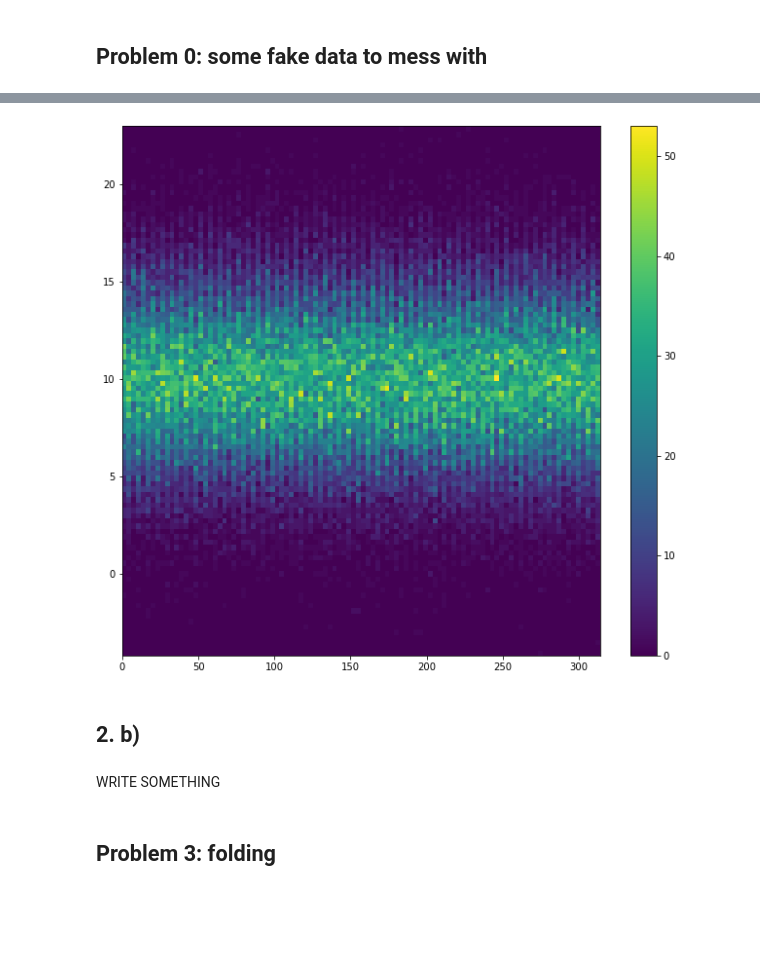
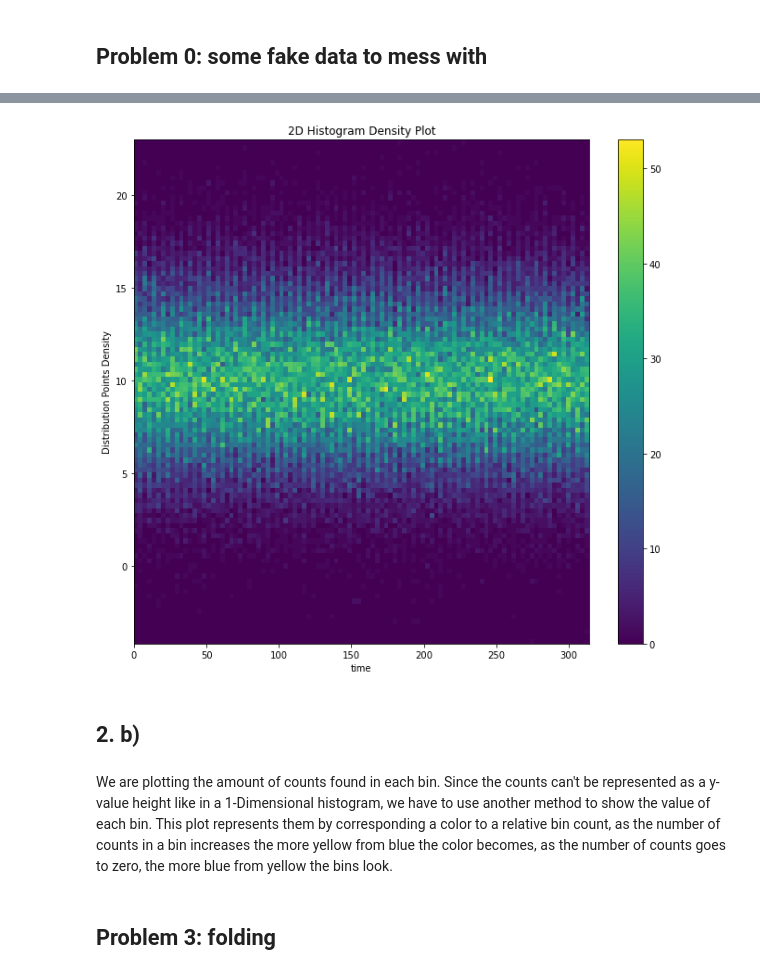
Before and after one commit to maria8ch/Phys434_BigData, a Jupyter notebook: Berres_HW4.ipynb, the cells around one changed output, grey strips where cells are left out. Drawn from its saved outputs; the diff is of its cells as text; code cells hidden in the pictures; blank space fills up the shorter version.

```diff
--- a/Berres_HW4.ipynb
+++ b/Berres_HW4.ipynb
@@ -58,14 +72,17 @@ ax.scatter(ht,hunnid);
 # %%
 fig, ax = plt.subplots(1,1,figsize=(11,10))
 x4=np.arange(len(bkgd))
+ax.set_title('2D Histogram Density Plot')
+ax.set_xlabel('time')
+ax.set_ylabel('Distribution Points Density')
 d=ax.hist2d(t,bkgd,bins=100);
 fig.colorbar(d[3]);
 # %% [output]
-[figure, old version]
+[figure, new version]
 # %% [markdown]
 ## 2. b)
-# %% [markdown]
-WRITE SOMETHING
+# %% [markdown]
+We are plotting the amount of counts found in each bin. Since the counts can't be represented as a y-value height like in a 1-Dimensional histogram, we have to use another method to show the value of each bin. This plot represents them by corresponding a color to a relative bin count, as the number of counts in a bin increases the more yellow from blue the color becomes, as the number of counts goes to zero, the more blue from yellow the bins look.
 # %% [markdown]
 ## Problem 3: folding
 # %%
```
Also changed, not shown: parts of 12 cells of this notebook, 1 other file.
